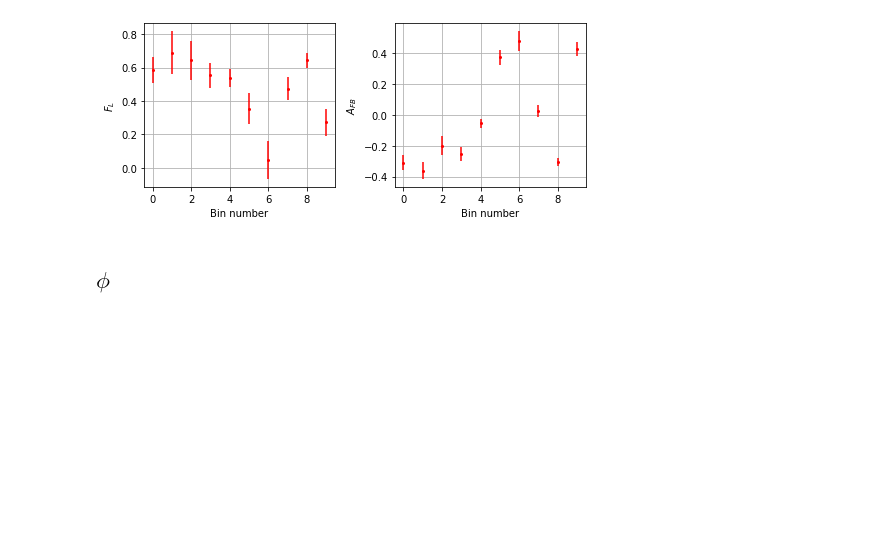
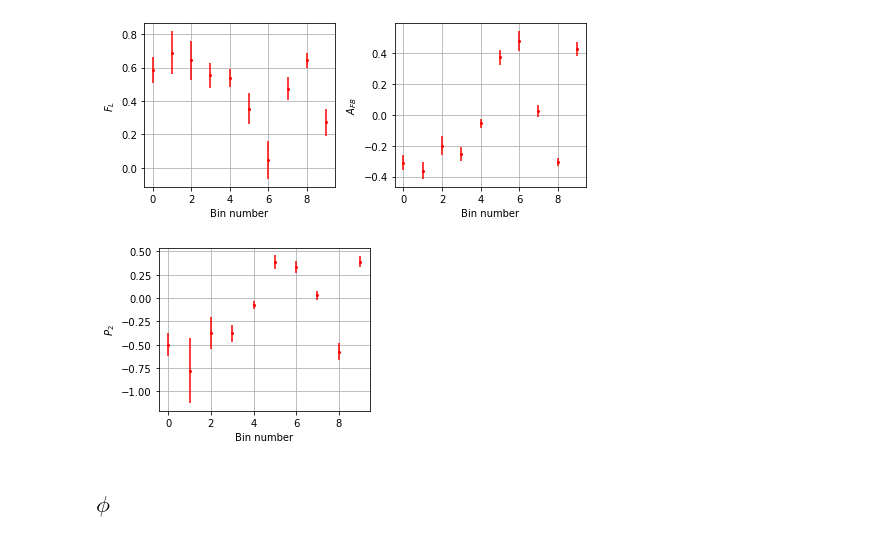
Before and after one commit to Luke-Conmy/ic-teach-kstmumu-team3, a Jupyter notebook: MiguelSkeletonCode_totaldata.ipynb, the cells around one changed output. Saved outputs shown, nothing was run; the diff lists cells and outputs as text; code cells hidden in the pictures; blank space fills up the shorter version.

Commit message:
Update MiguelSkeletonCode_totaldata.ipynb
Added in code to analyse P values and to plot them like the S values

```diff
--- a/MiguelSkeletonCode_totaldata.ipynb
+++ b/MiguelSkeletonCode_totaldata.ipynb
@@ -256,6 +266,22 @@ plt.tight_layout()
 plt.show()
 # %% [output]
 [figure]
+# %%
+"""Finding values for P_1,2,3,4,5,6,8 and respective errors"""
+p2s, p2_errs = [], []
+for i in range(len(fls)):# Code may be messy but should work
+    p2s.append((2 / 3 * afbs[i]) / (1 - fls[i]))
+    p2_errs.append(p2s[i] * np.sqrt((afb_errs[i] / afbs[i]) ** 2 + (fl_errs[i] / (1 - fls[i])) ** 2))
+# %%
+fig, (ax1) = plt.subplots(1, figsize=(4, 3))
+ax1.errorbar(np.linspace(0, len(bins) - 1, len(bins)), p2s, yerr=p2_errs, fmt='o', markersize=2, label=r'$P_2$', color='red')
+ax1.grid()
+ax1.set_ylabel(r'$P_2$')
+ax1.set_xlabel(r'Bin number')
+plt.tight_layout()
+plt.show()
+# %% [output]
+[figure, added]
 # %% [markdown]
 ## $\phi$
 # %%
```
Also changed, not shown: parts of 9 cells of this notebook.
